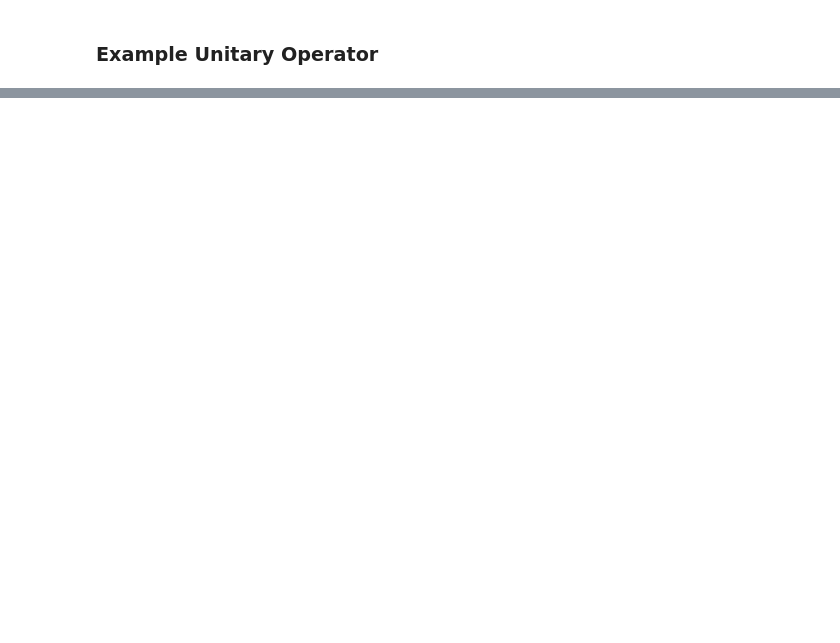
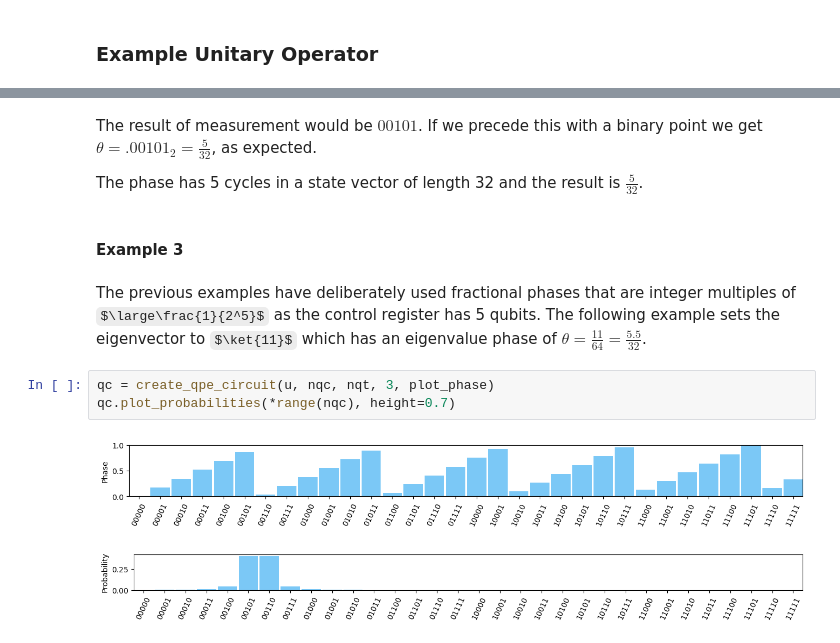
Before and after one commit to jbrumf/tinyqsim, a Jupyter notebook: examples/example_4_quantum_phase_estimation.ipynb, the cells around one changed output, grey strips where cells are left out. Saved outputs shown, nothing was run; the diff lists cells and outputs as text; some formulas as TeX source; blank space fills up the shorter version.

```diff
--- a/examples/example_4_quantum_phase_estimation.ipynb
+++ b/examples/example_4_quantum_phase_estimation.ipynb
@@ -259,0 +287,14 @@ The probabilities is no longer concentrated in a single basis state, but are spr
+# %% [markdown]
+The result of measurement would be $00101$. If we precede this with a binary point we get $\theta=.00101_2 = \frac{5}{32}$, as expected.
+
+The phase has 5 cycles in a state vector of length 32 and the result is $\frac{5}{32}$.
+# %% [markdown]
+#### Example 3
+# %% [markdown]
+The previous examples have deliberately used fractional phases that are integer multiples of $\large\frac{1}{2^5}$ as the control register has 5 qubits. The following example sets the eigenvector to $\ket{11}$ which has an eigenvalue phase of $\theta=\frac{11}{64} = \frac{5.5}{32}$.
+# %%
+qc = create_qpe_circuit(u, nqc, nqt, 3, plot_phase)
+qc.plot_probabilities(*range(nqc), height=0.7)
+# %% [output]
+[figure, added]
+[figure, added]
```
Also changed, not shown: parts of 52 cells of this notebook, 13 other files.
